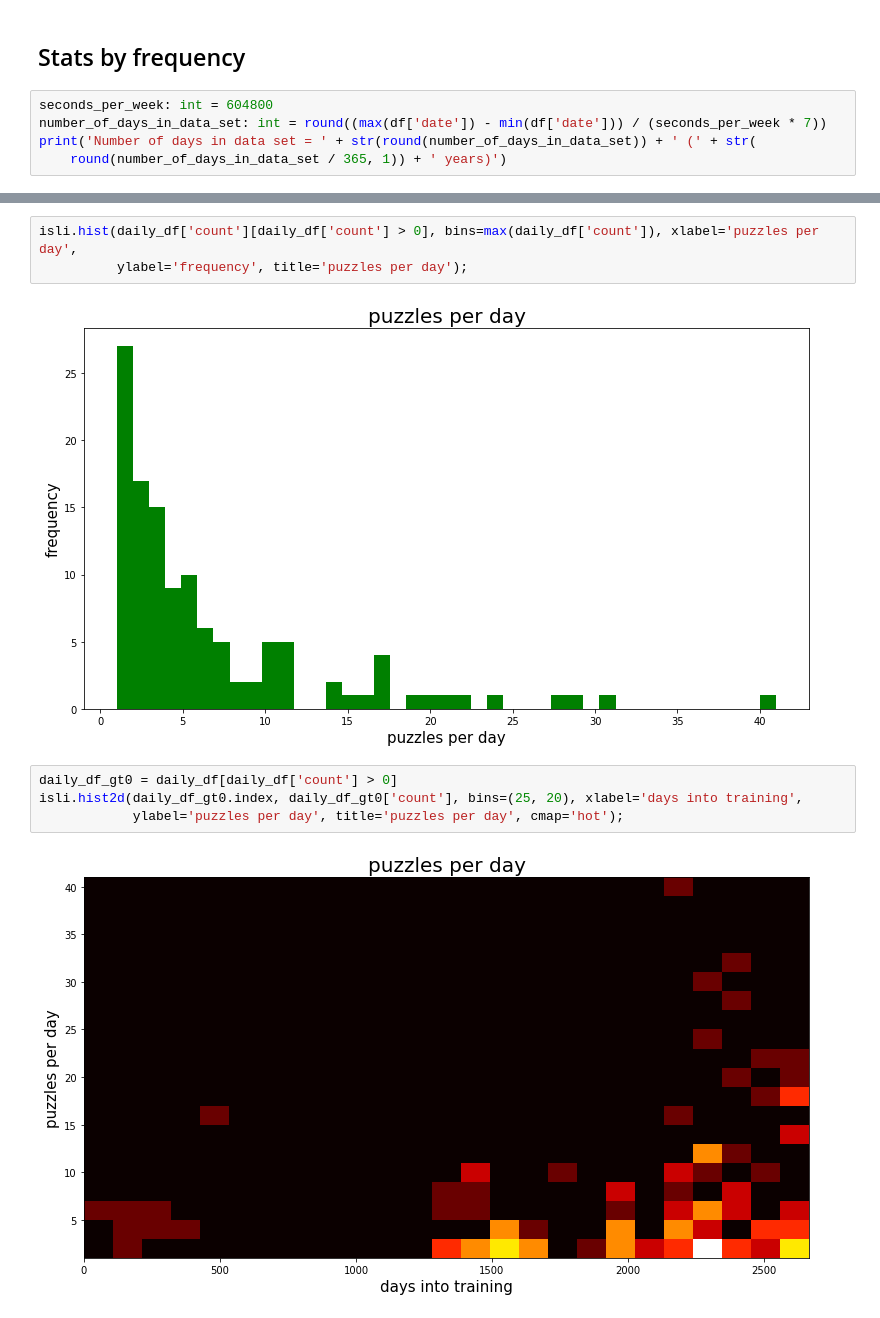
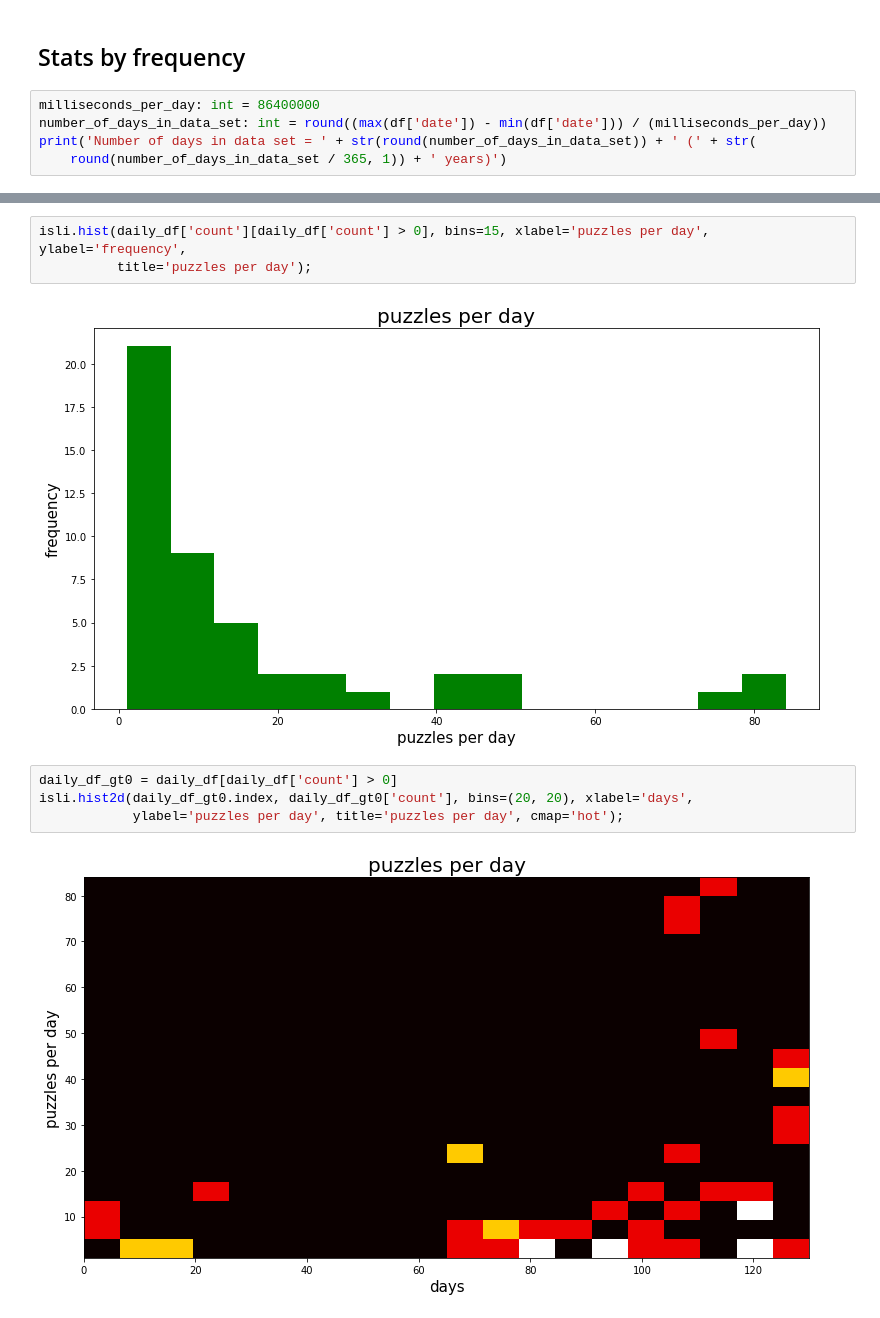
Before and after one commit to Mitchellpkt/lichess-data-viz, a Jupyter notebook: analysis.ipynb, the cells around one changed output, grey strips where cells are left out. Saved outputs shown, nothing was run; the diff lists cells and outputs as text.

```diff
--- a/analysis.ipynb
+++ b/analysis.ipynb
@@ -98,8 +98,8 @@ plt.legend(('Lost', 'Won'));
 # %% [markdown]
 ## Stats by frequency
 # %%
-seconds_per_week: int = 604800
-number_of_days_in_data_set: int = round((max(df['date']) - min(df['date'])) / (seconds_per_week * 7))
+milliseconds_per_day: int = 86400000
+number_of_days_in_data_set: int = round((max(df['date']) - min(df['date'])) / (milliseconds_per_day))
 print('Number of days in data set = ' + str(round(number_of_days_in_data_set)) + ' (' + str(
     round(number_of_days_in_data_set / 365, 1)) + ' years)')
 # %% [output]
@@ -118,11 +118,11 @@ daily_df.head()
 # %%
-isli.hist(daily_df['count'][daily_df['count'] > 0], bins=max(daily_df['count']), xlabel='puzzles per day',
-          ylabel='frequency', title='puzzles per day');
+isli.hist(daily_df['count'][daily_df['count'] > 0], bins=15, xlabel='puzzles per day', ylabel='frequency',
+          title='puzzles per day');
 # %% [output]
-[figure, old version]
+[figure, new version]
 # %%
 daily_df_gt0 = daily_df[daily_df['count'] > 0]
-isli.hist2d(daily_df_gt0.index, daily_df_gt0['count'], bins=(25, 20), xlabel='days into training',
+isli.hist2d(daily_df_gt0.index, daily_df_gt0['count'], bins=(20, 20), xlabel='days',
             ylabel='puzzles per day', title='puzzles per day', cmap='hot');
 # %% [output]
-[figure, old version]
+[figure, new version]
```
Also changed, not shown: parts of 2 cells of this notebook.
